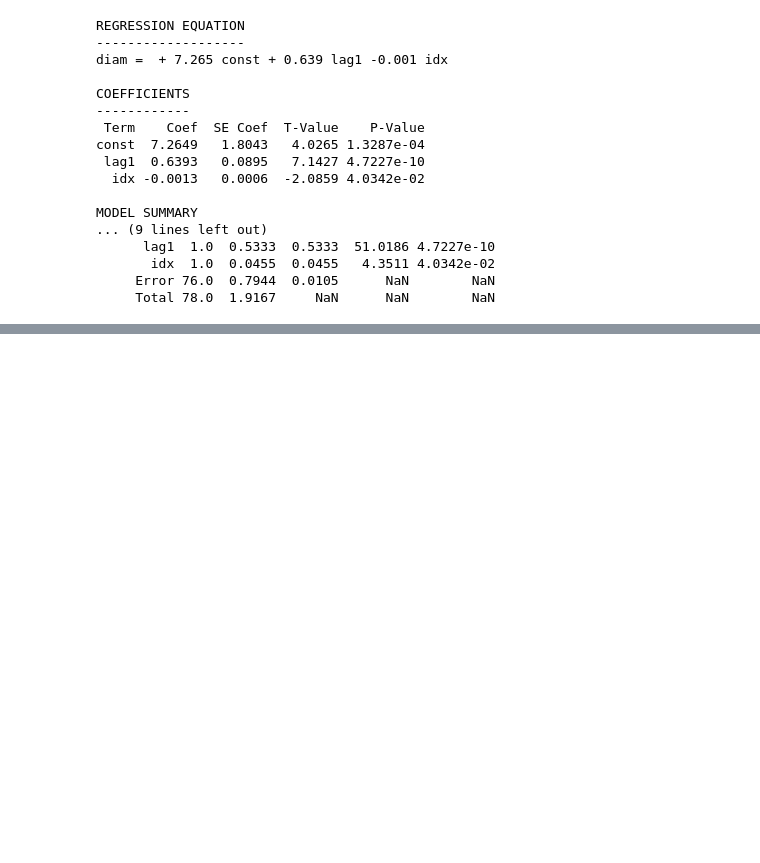
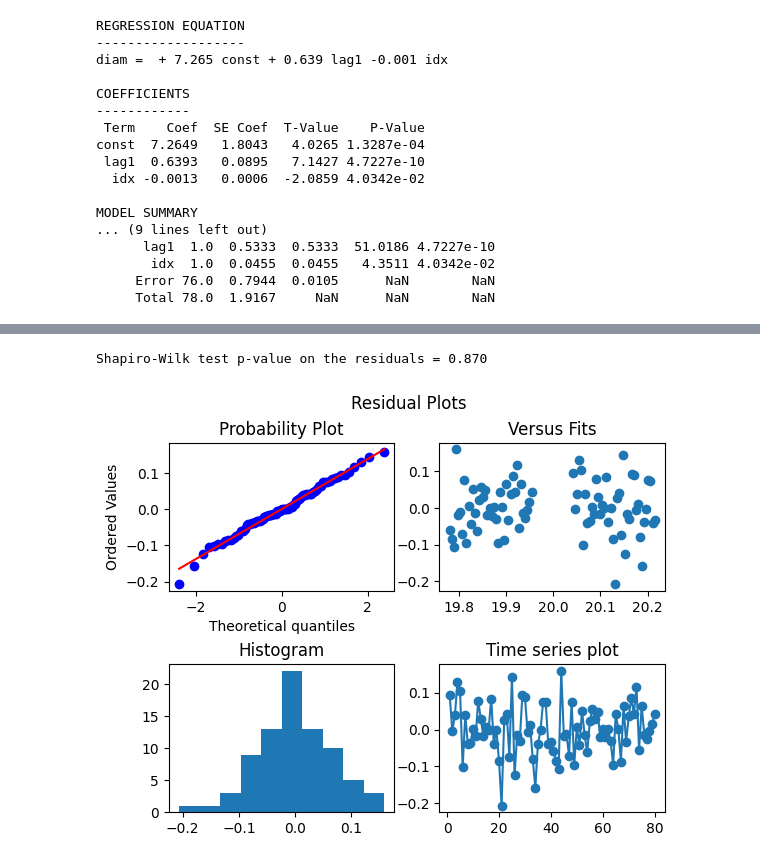
Before and after one commit to Cimap-dev/Quality-data-analysis, a Jupyter notebook: qda4exam/Exams ecc/TE_from_CQPP/09_02_2024_notruedata/ese1.ipynb, the cells around one changed output, grey strips where cells are left out. Saved outputs shown, nothing was run; the diff lists cells and outputs as text; code cells hidden in the pictures; blank space fills up the shorter version.

```diff
--- a/qda4exam/Exams ecc/TE_from_CQPP/09_02_2024_notruedata/ese1.ipynb
+++ b/qda4exam/Exams ecc/TE_from_CQPP/09_02_2024_notruedata/ese1.ipynb
@@ -130,3 +130,9 @@ MODEL SUMMARY
        idx  1.0  0.0455  0.0455   4.3511 4.0342e-02
      Error 76.0  0.7944  0.0105      NaN        NaN
      Total 78.0  1.9167     NaN      NaN        NaN
+# %%
+x = data[['shift','idx']] #se solo un regressore togli le doppie quadre e metti singole
+x = sm.add_constant(x)
+y = data['diam']
+model = sm.OLS(y, x).fit()
+qda.summary(model)
@@ -132,0 +157,5 @@ MODEL SUMMARY
+# %%
+mf.shapirplusresplots(model)
+# %% [output]
+Shapiro-Wilk test p-value on the residuals = 0.870
+[figure, added]
```
Also changed, not shown: parts of 3 cells of this notebook, 30 other files.
